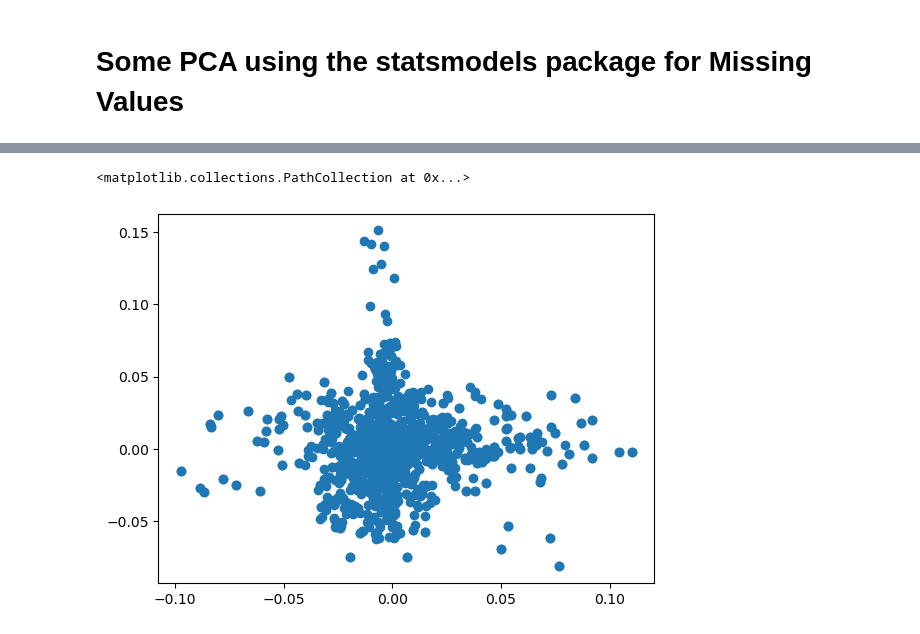
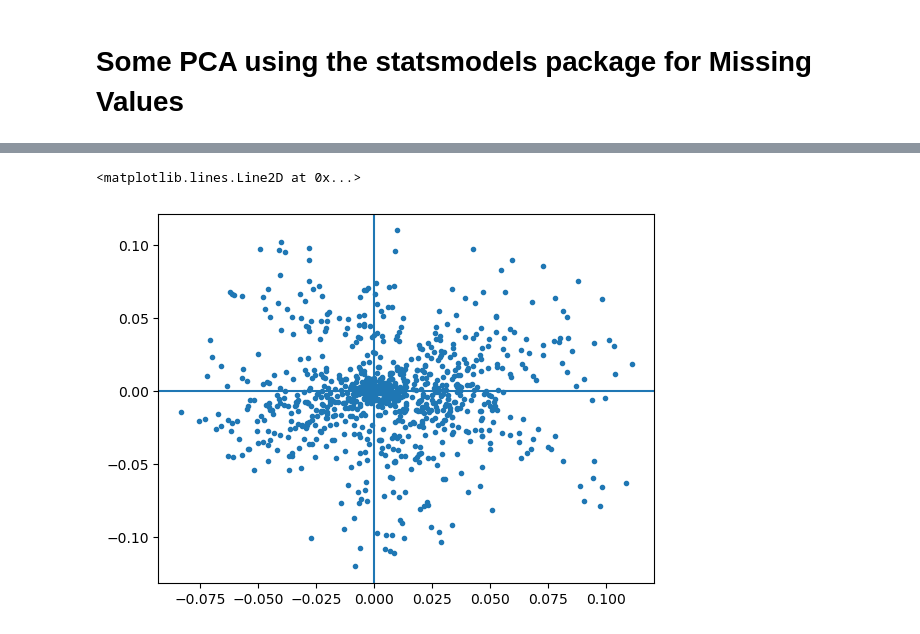
Before and after one commit to eniohodzic/MMA-ML-Model, a Jupyter notebook: notebooks/3.0-eh-PCA-exploration.ipynb, the cells around one changed output, grey strips where cells are left out. Saved outputs shown, nothing was run; the diff lists cells and outputs as text; code cells hidden in the pictures.

```diff
--- a/notebooks/3.0-eh-PCA-exploration.ipynb
+++ b/notebooks/3.0-eh-PCA-exploration.ipynb
@@ -54,9 +54,9 @@ scaled = scaler.fit_transform(X_train)
 X_train_scaled = pd.DataFrame(scaled, index=X_train.index, columns=X_train.columns)
 
 pc = PCA(data=X_train_scaled,
-        ncomp=3,
+        ncomp=5,
         missing='fill-em',
-        method='svd',
+        method='nipals',
         standardize=False,
         demean=False)
 # %%
@@ -78,9 +78,11 @@ pc.loadings
 # %%
 import matplotlib.pyplot as plt
 
-plt.scatter(pc.loadings.iloc[:,0], pc.loadings.iloc[:,1])
+plt.scatter(pc.loadings.iloc[:,1], pc.loadings.iloc[:,2], marker='.')
+plt.axhline()
+plt.axvline()
 # %% [output]
-<matplotlib.collections.PathCollection at 0x...>
+<matplotlib.lines.Line2D at 0x...>
-[figure, old version]
+[figure, new version]
 # %%
 colormap = np.array(['red','green'])
```
Also changed, not shown: parts of 6 cells of this notebook, 9 other files.
